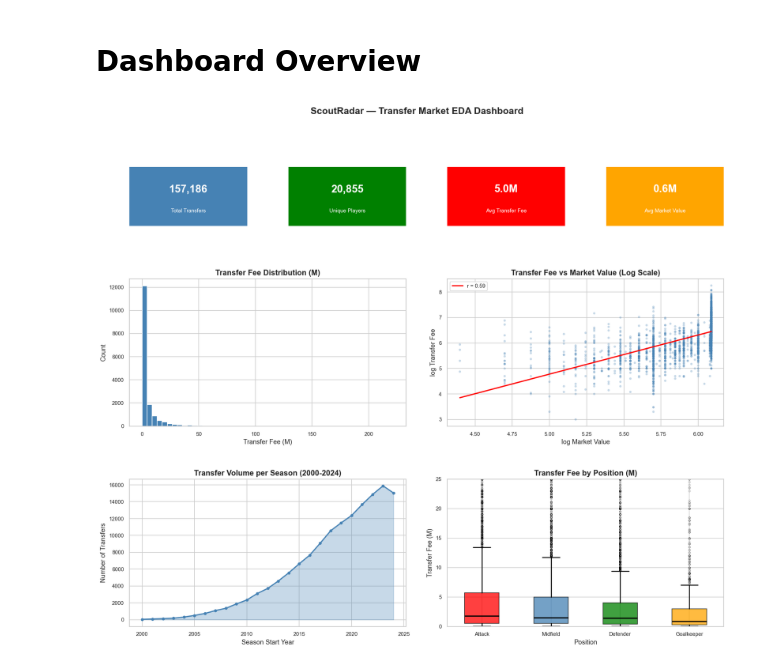
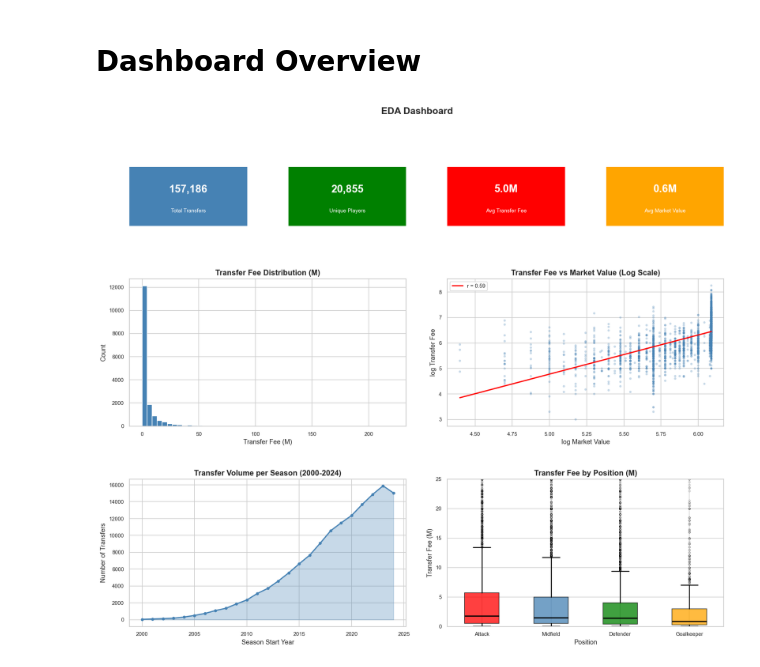
Before and after one commit to kirobaghdad/ScoutRadar, a Jupyter notebook: notebooks/EDA.ipynb, the cells around one changed output. Drawn from its saved outputs; the diff is of its cells as text; code cells hidden in the pictures.

```diff
--- a/notebooks/EDA.ipynb
+++ b/notebooks/EDA.ipynb
@@ -337,7 +341,7 @@ position_order_dash = (
 
 # figure and gridspec layout
 fig = plt.figure(figsize=(18, 14))
-fig.suptitle("ScoutRadar — Transfer Market EDA Dashboard", fontsize=16, fontweight="bold", y=0.98)
+fig.suptitle("EDA Dashboard", fontsize=16, fontweight="bold", y=0.98)
 
 gs = gridspec.GridSpec(
     3, 4,
@@ -399,32 +403,31 @@ ax3.set_ylabel("Number of Transfers")
 ax4 = fig.add_subplot(gs[2, 2:])
 data_by_pos_dash = [
     paid_pos_dash[paid_pos_dash["position"] == pos]["transfer_fee_m"].values
     for pos in position_order_dash
 ]
 bp2 = ax4.boxplot(
     data_by_pos_dash,
     labels=position_order_dash,
     patch_artist=True,
     widths=0.5,
     medianprops=dict(color="black", linewidth=2),
     whiskerprops=dict(linewidth=1.5),
     capprops=dict(linewidth=1.5),
     flierprops=dict(marker="o", alpha=0.2, markersize=3)
 )
 
 for patch, color in zip(bp2["boxes"], position_colors):
     patch.set_facecolor(color)
     patch.set_alpha(0.75)
 
 for flier, color in zip(bp2["fliers"], position_colors):
     flier.set_color(color)
 
 ax4.set_ylim(0, 25)
 ax4.set_title("Transfer Fee by Position (M)", fontweight="bold")
 ax4.set_xlabel("Position")
 ax4.set_ylabel("Transfer Fee (M)")
 
-plt.savefig("dashboard.png", bbox_inches="tight", dpi=150)
 plt.show()
 # %% [output]
-[figure, old version]
+[figure, new version]
```
Also changed, not shown: parts of 1 cell of this notebook, 3 other files.
